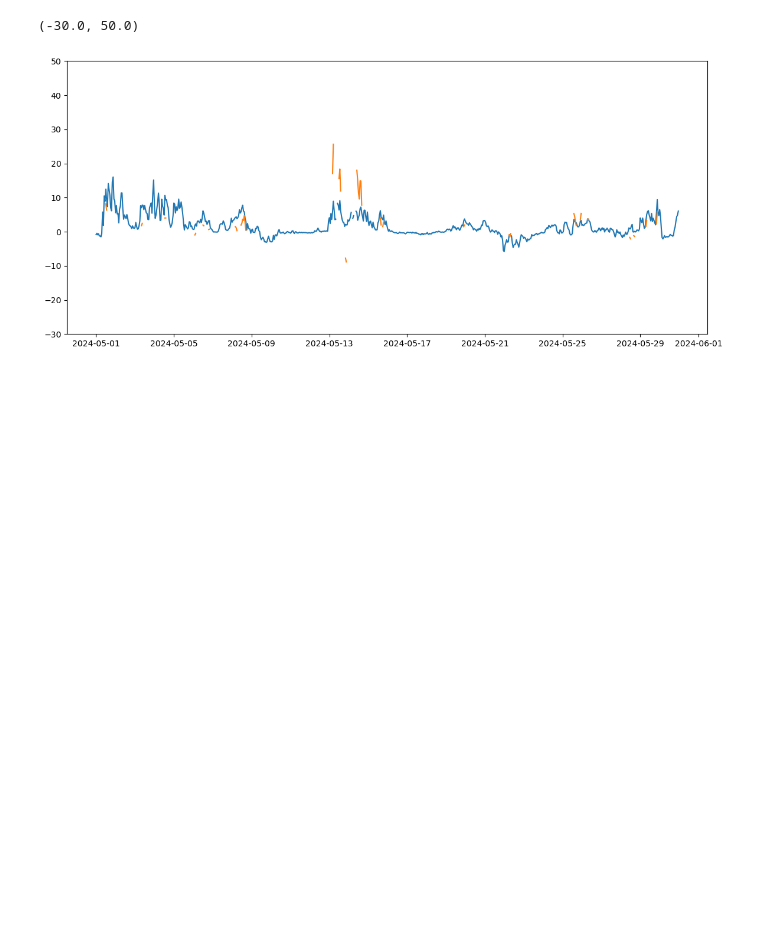
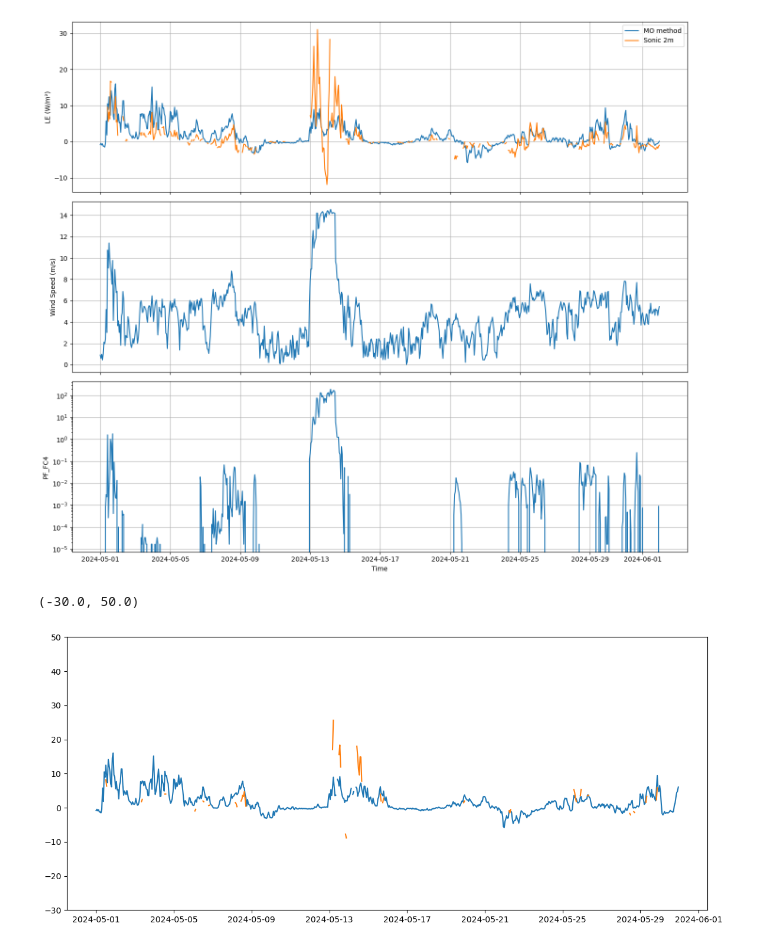
Before and after one commit to Rainette9/DataProcessingScripts, a Jupyter notebook: notebooks/MO_fluxes.ipynb, the cells around one changed output. Cells and saved outputs as stored; diff of their text form; code cells hidden in the pictures; blank space fills up the shorter version.

```diff
--- a/notebooks/MO_fluxes.ipynb
+++ b/notebooks/MO_fluxes.ipynb
@@ -216,0 +235,25 @@ plt.plot(resample_with_threshold(fluxes_16m['H'], '1h', 80)[start:end])
+# %%
+fig, axes = plt.subplots(3, 1, figsize=(14, 12), sharex=True)
+
+# Plot 1: LE comparison
+axes[0].plot(resample_with_threshold(result['LE'], '1h', interpolate=True, max_gap='1h', min_valid_percent=80)[start:end], label='MO method')
+axes[0].plot(resample_with_threshold(fluxes_SFC['LE'], '1h', interpolate=True, max_gap='5min', min_valid_percent=80)[start:end], label='Sonic 2m')
+axes[0].set_ylabel('LE (W/m²)')
+axes[0].legend()
+axes[0].grid(True)
+
+# Plot 2: Wind speed
+axes[1].plot(resample_with_threshold(slowdata_cleaned['WS1_Avg'], '1h', interpolate=True, max_gap='1h', min_valid_percent=80)[start:end])
+axes[1].set_ylabel('Wind Speed (m/s)')
+axes[1].grid(True)
+
+# Plot 3: PF_FC4
+axes[2].plot(resample_with_threshold(slowdata_cleaned['PF_FC4'], '1h', interpolate=True, max_gap='1h', min_valid_percent=80)[start:end])
+axes[2].set_ylabel('PF_FC4')
+axes[2].set_xlabel('Time')
+axes[2].grid(True)
+axes[2].set_yscale('log')
+
+plt.tight_layout()
+# %% [output]
+[figure, added]
```
Also changed, not shown: parts of 7 cells of this notebook, 6 other files.
